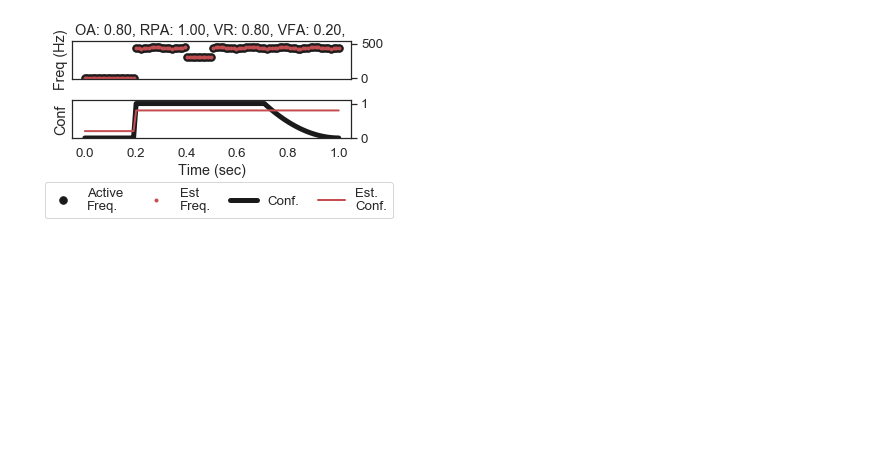
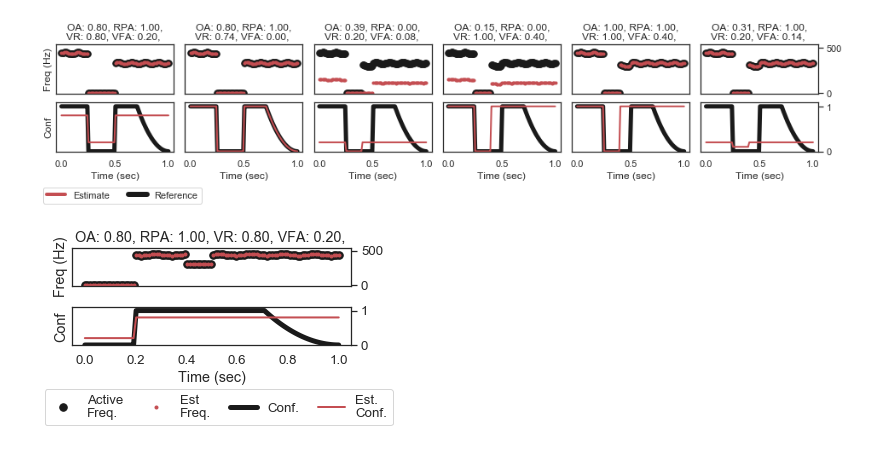
Before and after one commit to juanjobosch/continuousf0eval, a Jupyter notebook: notebooks/Plots toy examples.ipynb, the cells around one changed output. Saved outputs shown, nothing was run; the diff lists cells and outputs as text; code cells hidden in the pictures; blank space fills up the shorter version.

Commit message:
updated plots

```diff
--- a/notebooks/Plots toy examples.ipynb
+++ b/notebooks/Plots toy examples.ipynb
@@ -65 +102,37 @@ def wrong_pitch_perfect_confidence(t, pitch):
+# %%
+ref_times, ref_freqs, ref_conf = create_reference_example()
+
+custom_lines = [Line2D([0], [0], color='r', lw=4),
+                Line2D([0], [0], color='k', lw=6)]
+custom_lab = ['Estimate', 'Reference']
+
+fig = plt.figure(figsize=(13, 3))
+sns.set(font_scale=1.0)
+sns.set_style('white')
+
+est_times, est_freqs, est_conf = perfect_pitch_high_confidence(ref_times, ref_freqs)
+add_subplot(2, 6, 1, ref_times, ref_freqs, ref_conf, est_times, est_freqs, est_conf, ylab=True)
+
+est_times, est_freqs, est_conf = identity_estimator(ref_times, ref_freqs, ref_conf)
+add_subplot(2, 6, 2, ref_times, ref_freqs, ref_conf, est_times, est_freqs, est_conf)
+
+est_times, est_freqs, est_conf = wrong_pitch_low_confidence(ref_times, ref_freqs)
+add_subplot(2, 6, 3, ref_times, ref_freqs, ref_conf, est_times, est_freqs, est_conf)
+
+est_times, est_freqs, est_conf = wrong_pitch_perfect_confidence(ref_times, ref_freqs)
+add_subplot(2, 6, 4, ref_times, ref_freqs, ref_conf, est_times, est_freqs, est_conf)
+
+est_times, est_freqs, est_conf = perfect_pitch_perfect_confidence(ref_times, ref_freqs)
+add_subplot(2, 6, 5, ref_times, ref_freqs, ref_conf, est_times, est_freqs, est_conf)
+
+est_times, est_freqs, est_conf = perfect_pitch_low_confidence(ref_times, ref_freqs)
+add_subplot(2, 6, 6, ref_times, ref_freqs, ref_conf, est_times, est_freqs, est_conf, ytick=True)
+
+fig.legend(custom_lines, custom_lab, ncol=2, loc=3)
+
+plt.tight_layout(pad=0.0, w_pad=0.1)
+fig.subplots_adjust(bottom=0.3)
+plt.savefig("../paper-figs/toy_ex.pdf", fmt='pdf', bbox_inches="tight")
+# %% [output]
+[figure, added]
 # %%
```
Also changed, not shown: parts of 6 cells of this notebook, 1 other file.
